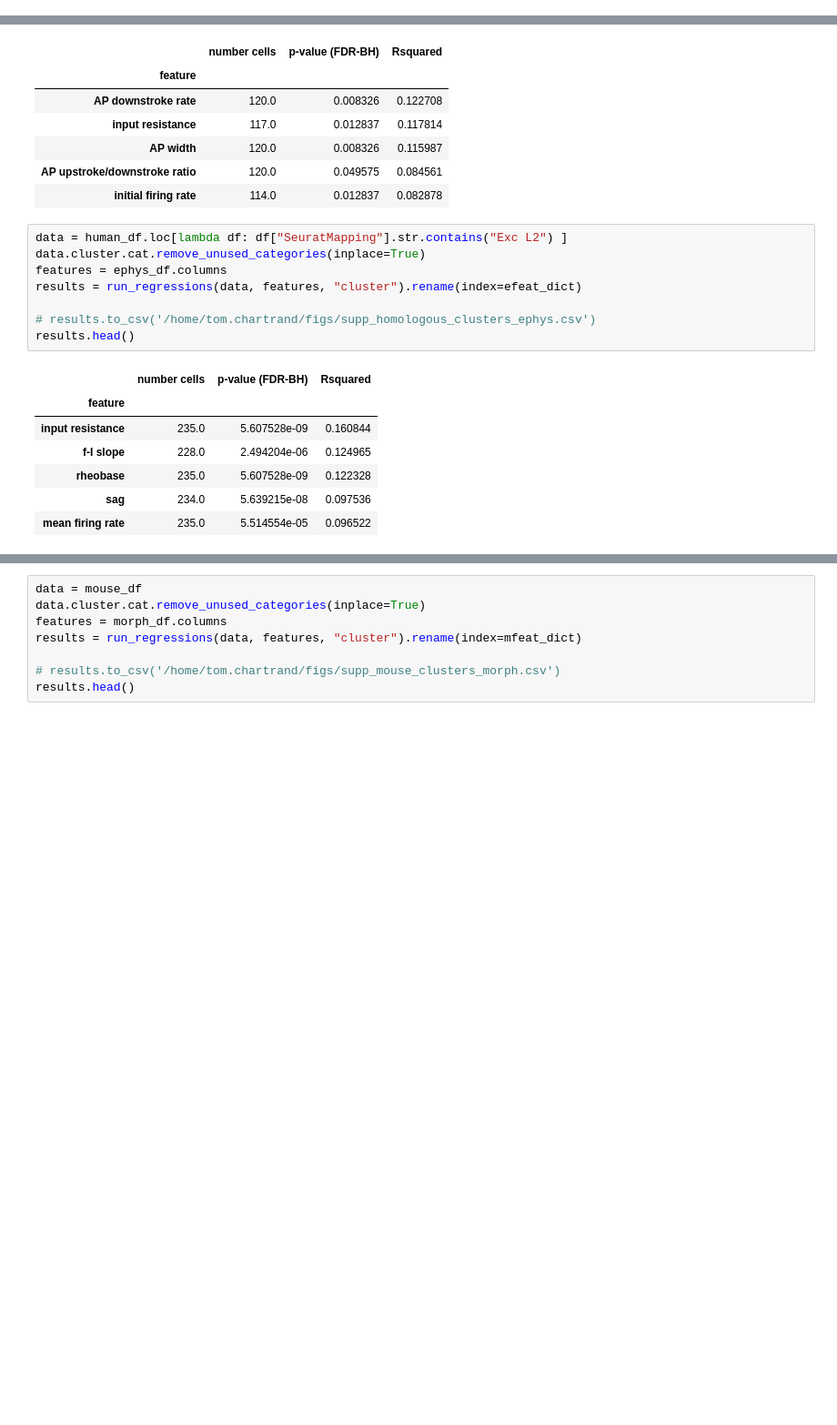
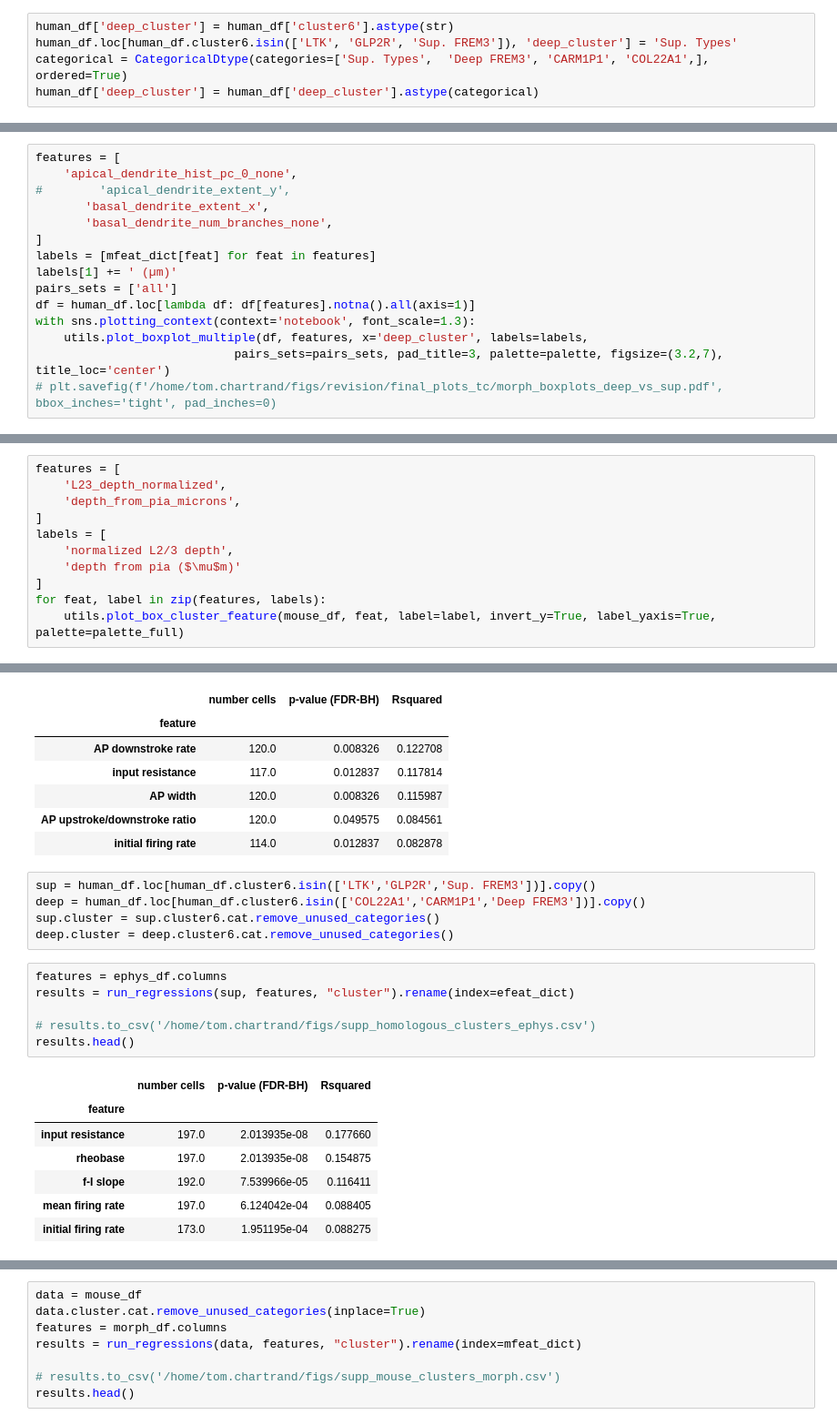
Before and after one commit to AllenInstitute/patchseq_human_L23, a Jupyter notebook: python_scripts/morpho_electro_feature_analysis.ipynb, the cells around one changed output, grey strips where cells are left out. Shown at 91% size. Drawn from its saved outputs; the diff is of its cells as text; blank space fills up the shorter version.

```diff
--- a/python_scripts/morpho_electro_feature_analysis.ipynb
+++ b/python_scripts/morpho_electro_feature_analysis.ipynb
@@ -223,0 +394,5 @@ plot_cluster_anova_species_bar(mouse, human, features=morph_df.columns, ylabels=
+# %%
+human_df['deep_cluster'] = human_df['cluster6'].astype(str)
+human_df.loc[human_df.cluster6.isin(['LTK', 'GLP2R', 'Sup. FREM3']), 'deep_cluster'] = 'Sup. Types'
+categorical = CategoricalDtype(categories=['Sup. Types',  'Deep FREM3', 'CARM1P1', 'COL22A1',], ordered=True)
+human_df['deep_cluster'] = human_df['deep_cluster'].astype(categorical)
@@ -223,0 +415,15 @@ plot_cluster_anova_species_bar(mouse, human, features=morph_df.columns, ylabels=
+# %%
+features = [
+    'apical_dendrite_hist_pc_0_none',
+#        'apical_dendrite_extent_y',
+       'basal_dendrite_extent_x',
+       'basal_dendrite_num_branches_none',
+]
+labels = [mfeat_dict[feat] for feat in features]
+labels[1] += ' (µm)'
+pairs_sets = ['all']
+df = human_df.loc[lambda df: df[features].notna().all(axis=1)]
+with sns.plotting_context(context='notebook', font_scale=1.3):
+    utils.plot_boxplot_multiple(df, features, x='deep_cluster', labels=labels,
+                            pairs_sets=pairs_sets, pad_title=3, palette=palette, figsize=(3.2,7), title_loc='center')
+# plt.savefig(f'/home/tom.chartrand/figs/revision/final_plots_tc/morph_boxplots_deep_vs_sup.pdf', bbox_inches='tight', pad_inches=0)
@@ -381,0 +706,11 @@ plt.tight_layout()
+# %%
+features = [
+    'L23_depth_normalized',
+    'depth_from_pia_microns',
+]
+labels = [
+    'normalized L2/3 depth',
+    'depth from pia ($\mu$m)'
+]
+for feat, label in zip(features, labels):
+    utils.plot_box_cluster_feature(mouse_df, feat, label=label, invert_y=True, label_yaxis=True, palette=palette_full)
@@ -429,19 +767,22 @@ results.head()
 | AP width | 120.0 | 0.008326 | 0.115987 |
 | AP upstroke/downstroke ratio | 120.0 | 0.049575 | 0.084561 |
 | initial firing rate | 114.0 | 0.012837 | 0.082878 |
+# %%
+sup = human_df.loc[human_df.cluster6.isin(['LTK','GLP2R','Sup. FREM3'])].copy()
+deep = human_df.loc[human_df.cluster6.isin(['COL22A1','CARM1P1','Deep FREM3'])].copy()
+sup.cluster = sup.cluster6.cat.remove_unused_categories()
+deep.cluster = deep.cluster6.cat.remove_unused_categories()
 # %%
-data = human_df.loc[lambda df: df["SeuratMapping"].str.contains("Exc L2") ]
-data.cluster.cat.remove_unused_categories(inplace=True)
 features = ephys_df.columns
-results = run_regressions(data, features, "cluster").rename(index=efeat_dict)
+results = run_regressions(sup, features, "cluster").rename(index=efeat_dict)
 
 # results.to_csv('/home/tom.chartrand/figs/supp_homologous_clusters_ephys.csv')
 results.head()
 # %% [output]
 |  | number cells | p-value (FDR-BH) | Rsquared |
 | feature |  |  |  |
-| input resistance | 235.0 | 5.607528e-09 | 0.160844 |
-| f-I slope | 228.0 | 2.494204e-06 | 0.124965 |
-| rheobase | 235.0 | 5.607528e-09 | 0.122328 |
-| sag | 234.0 | 5.639215e-08 | 0.097536 |
-| mean firing rate | 235.0 | 5.514554e-05 | 0.096522 |
+| input resistance | 197.0 | 2.013935e-08 | 0.177660 |
+| rheobase | 197.0 | 2.013935e-08 | 0.154875 |
+| f-I slope | 192.0 | 7.539966e-05 | 0.116411 |
+| mean firing rate | 197.0 | 6.124042e-04 | 0.088405 |
+| initial firing rate | 173.0 | 1.951195e-04 | 0.088275 |
```
Also changed, not shown: parts of 99 cells of this notebook, 3 other files.
